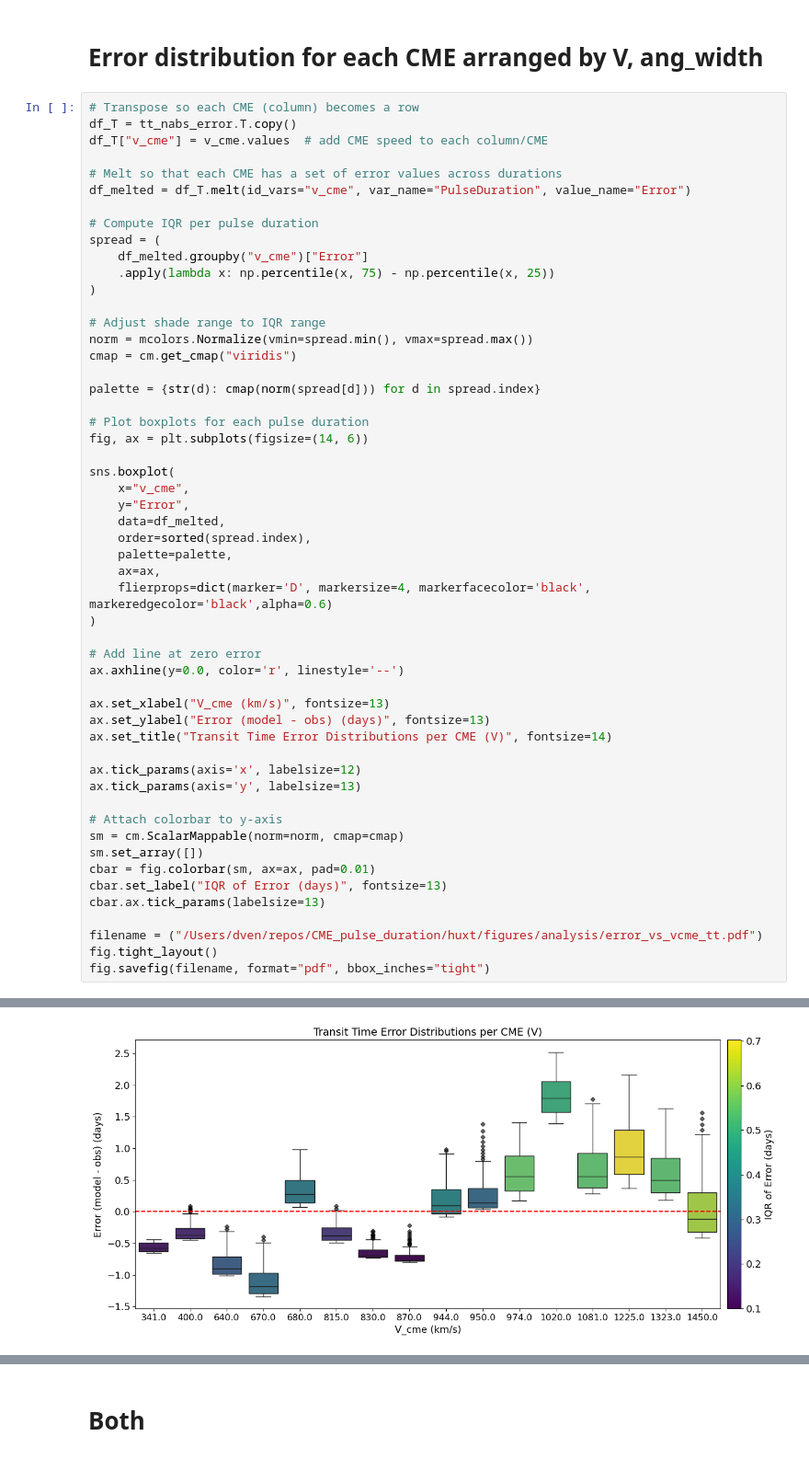
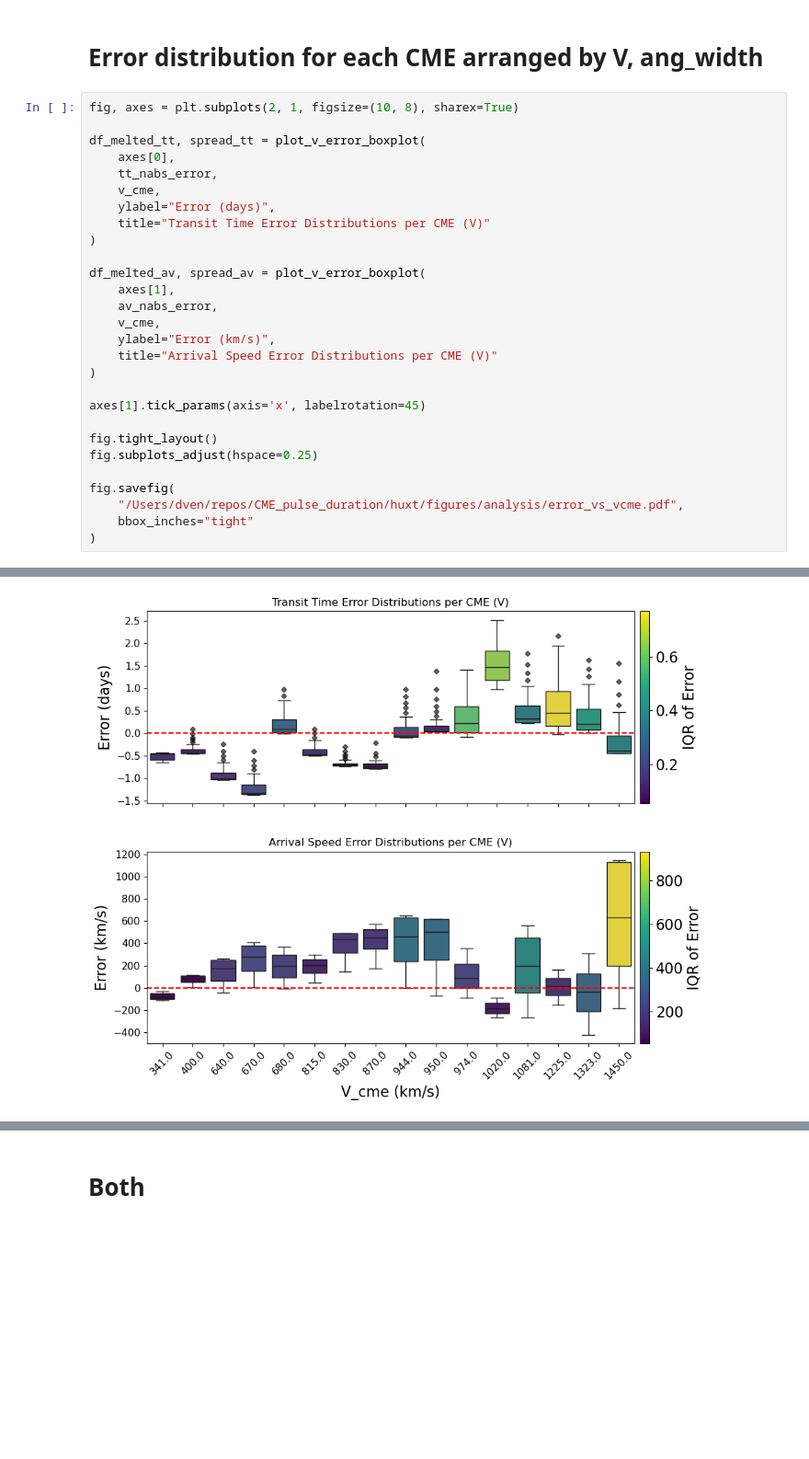
Before and after one commit to dechenlhamogyeltshen/CME_pulse_duration, a Jupyter notebook: huxt/analysis.ipynb, the cells around one changed output, grey strips where cells are left out. Shown at 92% size. Saved outputs shown, nothing was run; the diff lists cells and outputs as text; blank space fills up the shorter version.

```diff
--- a/huxt/analysis.ipynb
+++ b/huxt/analysis.ipynb
@@ -311,58 +505,33 @@ fig.savefig(filename, format="pdf", bbox_inches="tight")
 # %% [markdown]
 # Error distribution for each CME arranged by V, ang_width
 # %%
-# Transpose so each CME (column) becomes a row
-df_T = tt_nabs_error.T.copy()
-df_T["v_cme"] = v_cme.values  # add CME speed to each column/CME
+fig, axes = plt.subplots(2, 1, figsize=(10, 8), sharex=True)
 
-# Melt so that each CME has a set of error values across durations
-df_melted = df_T.melt(id_vars="v_cme", var_name="PulseDuration", value_name="Error")
-
-# Compute IQR per pulse duration
-spread = (
-    df_melted.groupby("v_cme")["Error"]
-    .apply(lambda x: np.percentile(x, 75) - np.percentile(x, 25))
+df_melted_tt, spread_tt = plot_v_error_boxplot(
+    axes[0],
+    tt_nabs_error,
+    v_cme,
+    ylabel="Error (days)",
+    title="Transit Time Error Distributions per CME (V)"
 )
 
-# Adjust shade range to IQR range
-norm = mcolors.Normalize(vmin=spread.min(), vmax=spread.max())
-cmap = cm.get_cmap("viridis")
-
-palette = {str(d): cmap(norm(spread[d])) for d in spread.index}
-
-# Plot boxplots for each pulse duration
-fig, ax = plt.subplots(figsize=(14, 6))
-
-sns.boxplot(
-    x="v_cme",
-    y="Error",
-    data=df_melted,
-    order=sorted(spread.index),
-    palette=palette,
-    ax=ax,
-    flierprops=dict(marker='D', markersize=4, markerfacecolor='black', markeredgecolor='black',alpha=0.6)
+df_melted_av, spread_av = plot_v_error_boxplot(
+    axes[1],
+    av_nabs_error,
+    v_cme,
+    ylabel="Error (km/s)",
+    title="Arrival Speed Error Distributions per CME (V)"
 )
 
-# Add line at zero error
-ax.axhline(y=0.0, color='r', linestyle='--')
+axes[1].tick_params(axis='x', labelrotation=45)
 
-ax.set_xlabel("V_cme (km/s)", fontsize=13)
-ax.set_ylabel("Error (model - obs) (days)", fontsize=13)
-ax.set_title("Transit Time Error Distributions per CME (V)", fontsize=14)
+fig.tight_layout()
+fig.subplots_adjust(hspace=0.25)
 
-ax.tick_params(axis='x', labelsize=12)
-ax.tick_params(axis='y', labelsize=13)
-
-# Attach colorbar to y-axis
-sm = cm.ScalarMappable(norm=norm, cmap=cmap)
-sm.set_array([])
-cbar = fig.colorbar(sm, ax=ax, pad=0.01)
-cbar.set_label("IQR of Error (days)", fontsize=13)
-cbar.ax.tick_params(labelsize=13)
-
-filename = ("/Users/dven/repos/CME_pulse_duration/huxt/figures/analysis/error_vs_vcme_tt.pdf")
-fig.tight_layout()
-fig.savefig(filename, format="pdf", bbox_inches="tight")
+fig.savefig(
+    "/Users/dven/repos/CME_pulse_duration/huxt/figures/analysis/error_vs_vcme.pdf",
+    bbox_inches="tight"
+)
 # %% [output]
 Passing `palette` without assigning `hue` is deprecated and will be removed in v0.14.0. Assign the `x` variable to `hue` and set `legend=False` for the same effect.
 
@@ -370,2 +543,2 @@ Passing `palette` without assigning `hue` is deprecated and will be removed in v
-[figure, old version]
+[figure, new version]
 # %%
```
Also changed, not shown: parts of 35 cells of this notebook, 33 other files.
